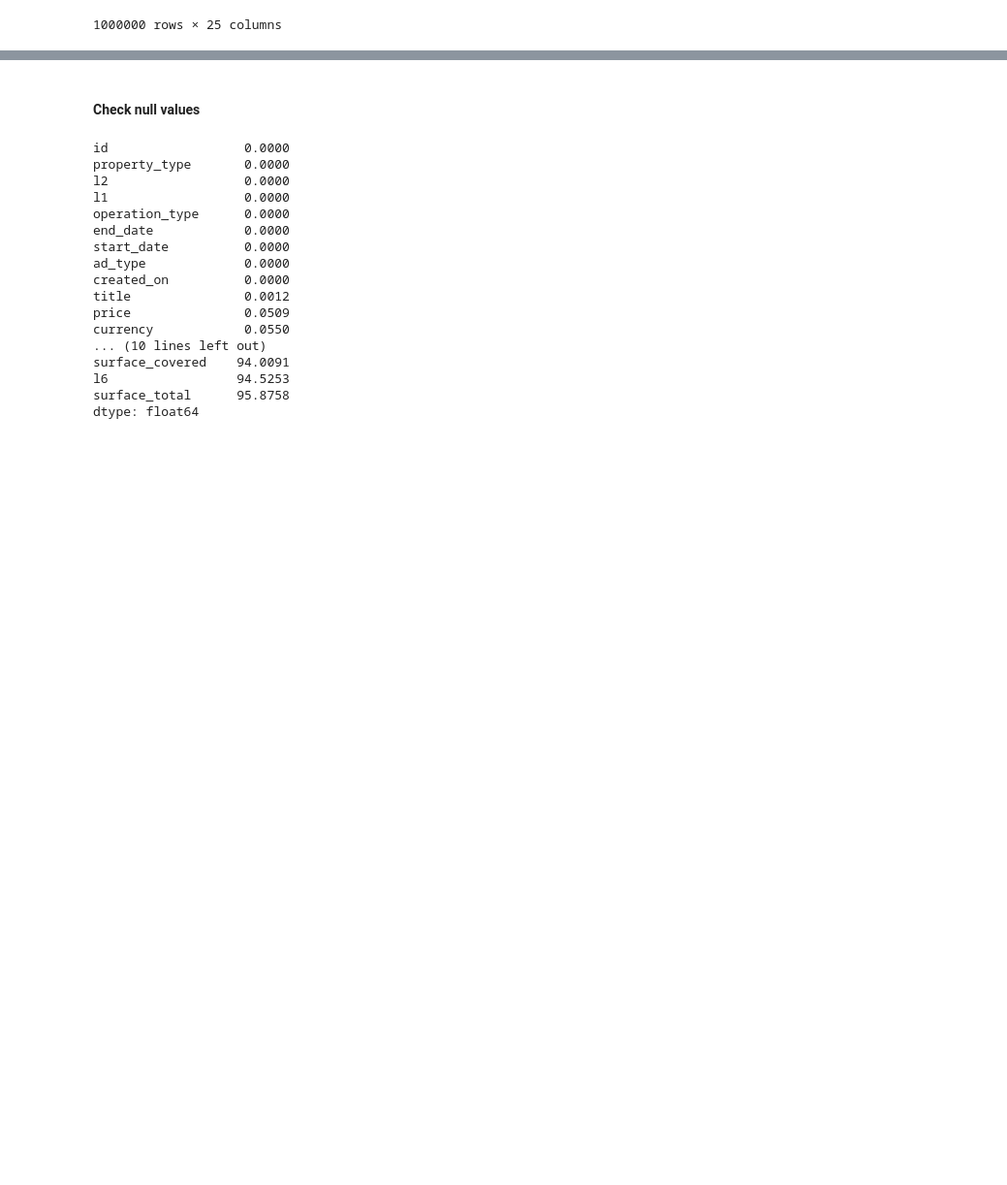
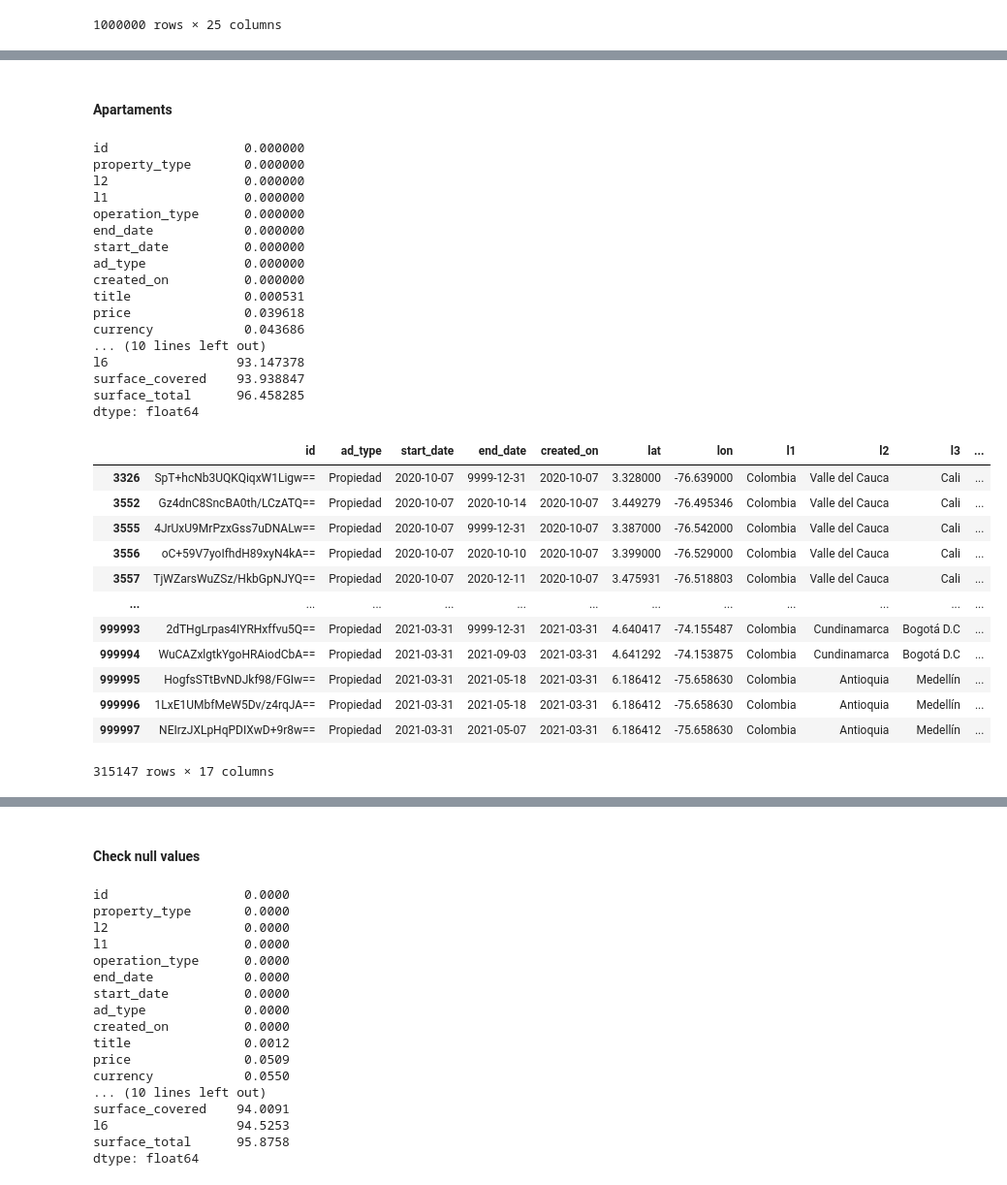
Before and after one commit to afrincon2/visualization, a Jupyter notebook: Prices.ipynb, the cells around one changed output, grey strips where cells are left out. Shown at 97% size. Drawn from its saved outputs; the diff is of its cells as text; code cells hidden in the pictures; blank space fills up the shorter version.

```diff
--- a/Prices.ipynb
+++ b/Prices.ipynb
@@ -42,0 +79,44 @@ l6 : Neighborhood
+# %% [markdown]
+#### Apartaments
+# %%
+apartments=data[data["property_type"]=="Apartamento"]
+null_values=apartments.isnull().sum()/len(apartments)*100
+print(null_values.sort_values())
+percetage_50=[]
+for column in null_values.index:
+    if null_values[column]>50:
+        percetage_50.append(column)
+apartments=apartments.drop(columns=percetage_50)
+apartments= apartments.dropna(how='any')
+apartments
+# %% [output]
+id                  0.000000
+property_type       0.000000
+l2                  0.000000
+l1                  0.000000
+operation_type      0.000000
+end_date            0.000000
+start_date          0.000000
+ad_type             0.000000
+created_on          0.000000
+title               0.000531
+price               0.039618
+currency            0.043686
+... (10 lines left out)
+l6                 93.147378
+surface_covered    93.938847
+surface_total      96.458285
+dtype: float64
+|  | id | ad_type | start_date | end_date | created_on | lat | lon | l1 | l2 | l3 | ... |
+| 3326 | SpT+hcNb3UQKQiqxW1Ligw== | Propiedad | 2020-10-07 | 9999-12-31 | 2020-10-07 | 3.328000 | -76.639000 | Colombia | Valle del Cauca | Cali | ... |
+| 3552 | Gz4dnC8SncBA0th/LCzATQ== | Propiedad | 2020-10-07 | 2020-10-14 | 2020-10-07 | 3.449279 | -76.495346 | Colombia | Valle del Cauca | Cali | ... |
+| 3555 | 4JrUxU9MrPzxGss7uDNALw== | Propiedad | 2020-10-07 | 9999-12-31 | 2020-10-07 | 3.387000 | -76.542000 | Colombia | Valle del Cauca | Cali | ... |
+| 3556 | oC+59V7yoIfhdH89xyN4kA== | Propiedad | 2020-10-07 | 2020-10-10 | 2020-10-07 | 3.399000 | -76.529000 | Colombia | Valle del Cauca | Cali | ... |
+| 3557 | TjWZarsWuZSz/HkbGpNJYQ== | Propiedad | 2020-10-07 | 2020-12-11 | 2020-10-07 | 3.475931 | -76.518803 | Colombia | Valle del Cauca | Cali | ... |
+| ... | ... | ... | ... | ... | ... | ... | ... | ... | ... | ... | ... |
+| 999993 | 2dTHgLrpas4IYRHxffvu5Q== | Propiedad | 2021-03-31 | 9999-12-31 | 2021-03-31 | 4.640417 | -74.155487 | Colombia | Cundinamarca | Bogotá D.C | ... |
+| 999994 | WuCAZxlgtkYgoHRAiodCbA== | Propiedad | 2021-03-31 | 2021-09-03 | 2021-03-31 | 4.641292 | -74.153875 | Colombia | Cundinamarca | Bogotá D.C | ... |
+| 999995 | HogfsSTtBvNDJkf98/FGIw== | Propiedad | 2021-03-31 | 2021-05-18 | 2021-03-31 | 6.186412 | -75.658630 | Colombia | Antioquia | Medellín | ... |
+| 999996 | 1LxE1UMbfMeW5Dv/z4rqJA== | Propiedad | 2021-03-31 | 2021-05-18 | 2021-03-31 | 6.186412 | -75.658630 | Colombia | Antioquia | Medellín | ... |
+| 999997 | NEIrzJXLpHqPDIXwD+9r8w== | Propiedad | 2021-03-31 | 2021-05-07 | 2021-03-31 | 6.186412 | -75.658630 | Colombia | Antioquia | Medellín | ... |
+315147 rows × 17 columns
```
Also changed, not shown: parts of 17 cells of this notebook.
